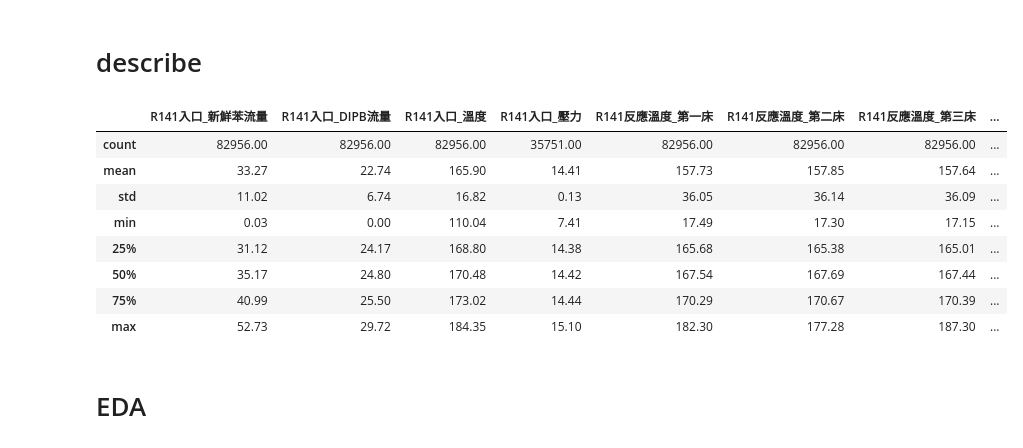
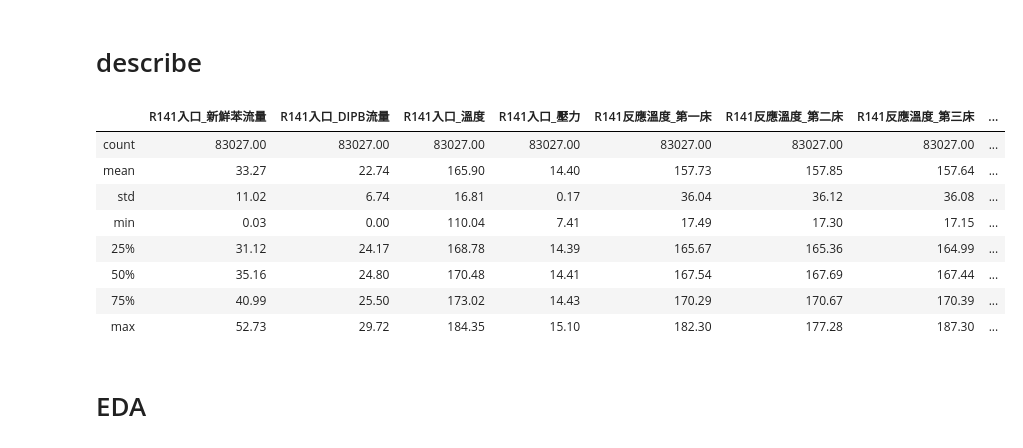
Before and after one commit to skywalker0803r/Chemistry-2, a Jupyter notebook: Chemistry_2.ipynb, the cells around one changed output. Saved outputs shown, nothing was run; the diff lists cells and outputs as text; code cells hidden in the pictures.

```diff
--- a/Chemistry_2.ipynb
+++ b/Chemistry_2.ipynb
@@ -30,5 +37,7 @@ cols = ['Date','R141入口_新鮮苯流量','R141入口_DIPB流量','R141入口_
 values = df.iloc[2:,:]
 values
 new_df = pd.DataFrame(values.values,columns=cols)
+new_df = new_df.set_index('Date')
+print(new_df.shape)
 new_df.head()
 # %% [output]
@@ -64,3 +74,6 @@ DIPB轉化率(計算)             float64
 dtype: object
+# %%
+df = new_df
+del new_df
 # %% [markdown]
 # miss value check
@@ -86,0 +124,3 @@ mt
+# %%
+x_col = df.drop(['DIPB轉化率(檢測)','DIPB轉化率(計算)'],axis=1).columns.tolist()
+x_col
@@ -86,0 +139,14 @@ mt
+# %%
+from sklearn.impute import KNNImputer
+from sklearn.utils import shuffle
+from  tqdm import tqdm_notebook as tqdm
+
+df = shuffle(df)
+step = 10000
+
+for i in tqdm(range(0, len(df), step)):
+    start, end = i, min(i+step,len(df))
+    imputer = KNNImputer(n_neighbors = 3)
+    df.iloc[start:end][x_col] = imputer.fit_transform(df.iloc[start:end][x_col])
+
+df = df.sort_index()
@@ -87,16 +161,16 @@ mt
 # %% [markdown]
 # describe
 # %%
-new_df.describe().apply(lambda x:round(x,2))
+df.describe().apply(lambda x:round(x,2))
 # %% [output]
 |  | R141入口_新鮮苯流量 | R141入口_DIPB流量 | R141入口_溫度 | R141入口_壓力 | R141反應溫度_第一床 | R141反應溫度_第二床 | R141反應溫度_第三床 | ... |
-| count | 82956.00 | 82956.00 | 82956.00 | 35751.00 | 82956.00 | 82956.00 | 82956.00 | ... |
-| mean | 33.27 | 22.74 | 165.90 | 14.41 | 157.73 | 157.85 | 157.64 | ... |
-| std | 11.02 | 6.74 | 16.82 | 0.13 | 36.05 | 36.14 | 36.09 | ... |
+| count | 83027.00 | 83027.00 | 83027.00 | 83027.00 | 83027.00 | 83027.00 | 83027.00 | ... |
+| mean | 33.27 | 22.74 | 165.90 | 14.40 | 157.73 | 157.85 | 157.64 | ... |
+| std | 11.02 | 6.74 | 16.81 | 0.17 | 36.04 | 36.12 | 36.08 | ... |
 | min | 0.03 | 0.00 | 110.04 | 7.41 | 17.49 | 17.30 | 17.15 | ... |
-| 25% | 31.12 | 24.17 | 168.80 | 14.38 | 165.68 | 165.38 | 165.01 | ... |
-| 50% | 35.17 | 24.80 | 170.48 | 14.42 | 167.54 | 167.69 | 167.44 | ... |
-| 75% | 40.99 | 25.50 | 173.02 | 14.44 | 170.29 | 170.67 | 170.39 | ... |
+| 25% | 31.12 | 24.17 | 168.78 | 14.39 | 165.67 | 165.36 | 164.99 | ... |
+| 50% | 35.16 | 24.80 | 170.48 | 14.41 | 167.54 | 167.69 | 167.44 | ... |
+| 75% | 40.99 | 25.50 | 173.02 | 14.43 | 170.29 | 170.67 | 170.39 | ... |
 | max | 52.73 | 29.72 | 184.35 | 15.10 | 182.30 | 177.28 | 187.30 | ... |
 # %% [markdown]
 # EDA
```
Also changed, not shown: parts of 24 cells of this notebook.
